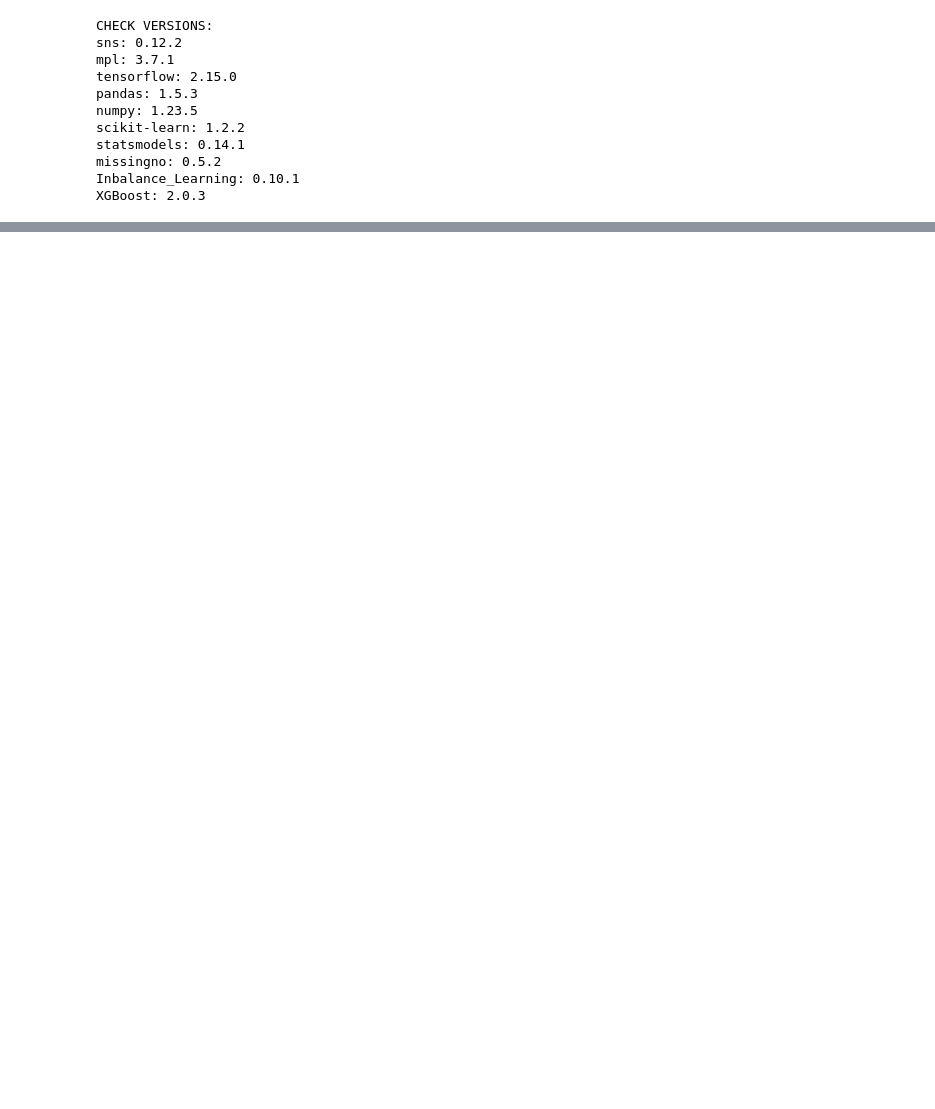
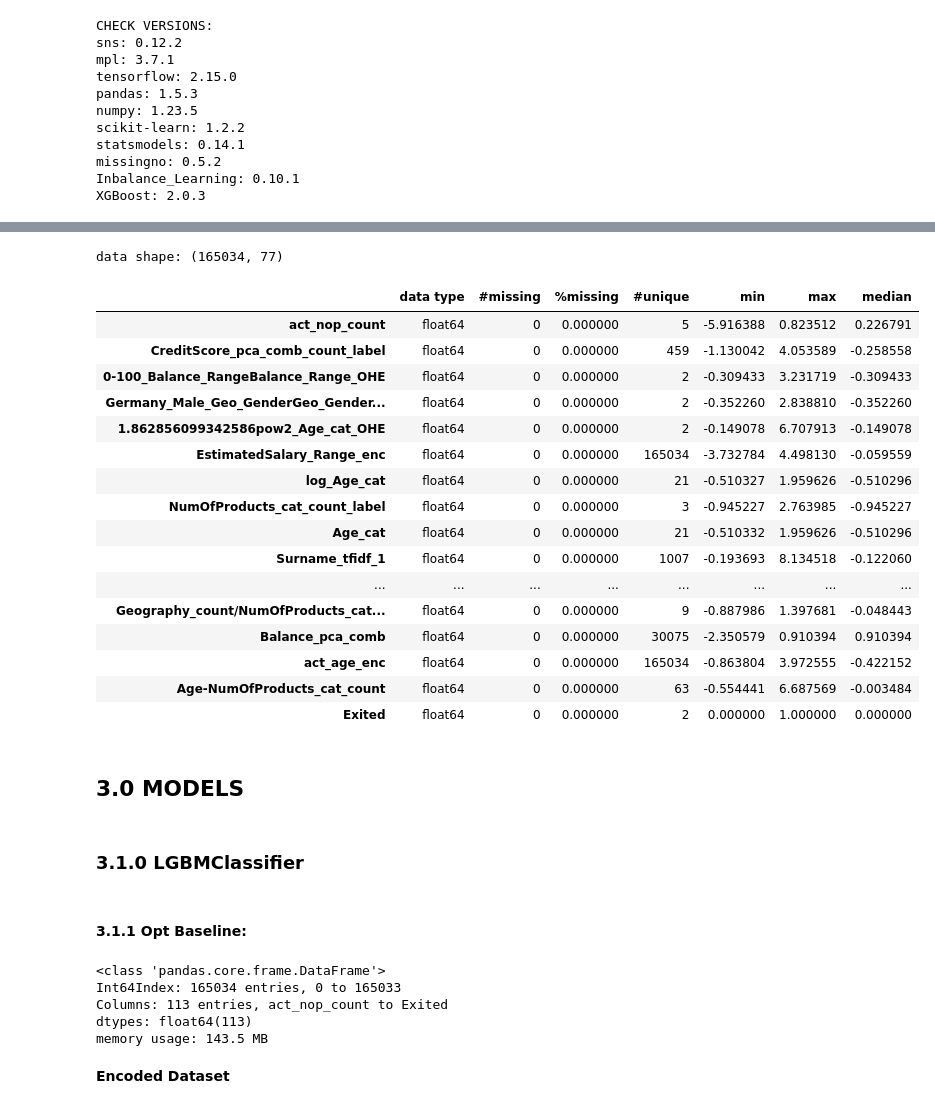
Before and after one commit to fabriziobasso/kaggle, a Jupyter notebook: Models_v0.ipynb, the cells around one changed output, grey strips where cells are left out. Cells and saved outputs as stored; diff of their text form; code cells hidden in the pictures; blank space fills up the shorter version.

```diff
--- a/Models_v0.ipynb
+++ b/Models_v0.ipynb
@@ -339,0 +487,37 @@ NameError: name 'random' is not defined
+# %%
+summary(train).style.background_gradient(cmap='Reds')
+# %% [output]
+data shape: (165034, 77)
+|  | data type | #missing | %missing | #unique | min | max | median |
+| act_nop_count | float64 | 0 | 0.000000 | 5 | -5.916388 | 0.823512 | 0.226791 |
+| CreditScore_pca_comb_count_label | float64 | 0 | 0.000000 | 459 | -1.130042 | 4.053589 | -0.258558 |
+| 0-100_Balance_RangeBalance_Range_OHE | float64 | 0 | 0.000000 | 2 | -0.309433 | 3.231719 | -0.309433 |
+| Germany_Male_Geo_GenderGeo_Gender... | float64 | 0 | 0.000000 | 2 | -0.352260 | 2.838810 | -0.352260 |
+| 1.862856099342586pow2_Age_cat_OHE | float64 | 0 | 0.000000 | 2 | -0.149078 | 6.707913 | -0.149078 |
+| EstimatedSalary_Range_enc | float64 | 0 | 0.000000 | 165034 | -3.732784 | 4.498130 | -0.059559 |
+| log_Age_cat | float64 | 0 | 0.000000 | 21 | -0.510327 | 1.959626 | -0.510296 |
+| NumOfProducts_cat_count_label | float64 | 0 | 0.000000 | 3 | -0.945227 | 2.763985 | -0.945227 |
+| Age_cat | float64 | 0 | 0.000000 | 21 | -0.510332 | 1.959626 | -0.510296 |
+| Surname_tfidf_1 | float64 | 0 | 0.000000 | 1007 | -0.193693 | 8.134518 | -0.122060 |
+| ... | ... | ... | ... | ... | ... | ... | ... |
+| Geography_count/NumOfProducts_cat... | float64 | 0 | 0.000000 | 9 | -0.887986 | 1.397681 | -0.048443 |
+| Balance_pca_comb | float64 | 0 | 0.000000 | 30075 | -2.350579 | 0.910394 | 0.910394 |
+| act_age_enc | float64 | 0 | 0.000000 | 165034 | -0.863804 | 3.972555 | -0.422152 |
+| Age-NumOfProducts_cat_count | float64 | 0 | 0.000000 | 63 | -0.554441 | 6.687569 | -0.003484 |
+| Exited | float64 | 0 | 0.000000 | 2 | 0.000000 | 1.000000 | 0.000000 |
+# %% [markdown]
+## **3.0 MODELS**
+# %% [markdown]
+### **3.1.0 LGBMClassifier**
+# %% [markdown]
+#### 3.1.1 Opt Baseline:
+# %%
+train.info()
+# %% [output]
+<class 'pandas.core.frame.DataFrame'>
+Int64Index: 165034 entries, 0 to 165033
+Columns: 113 entries, act_nop_count to Exited
+dtypes: float64(113)
+memory usage: 143.5 MB
+# %% [markdown]
+**Encoded Dataset**
```
Also changed, not shown: parts of 48 cells of this notebook.
